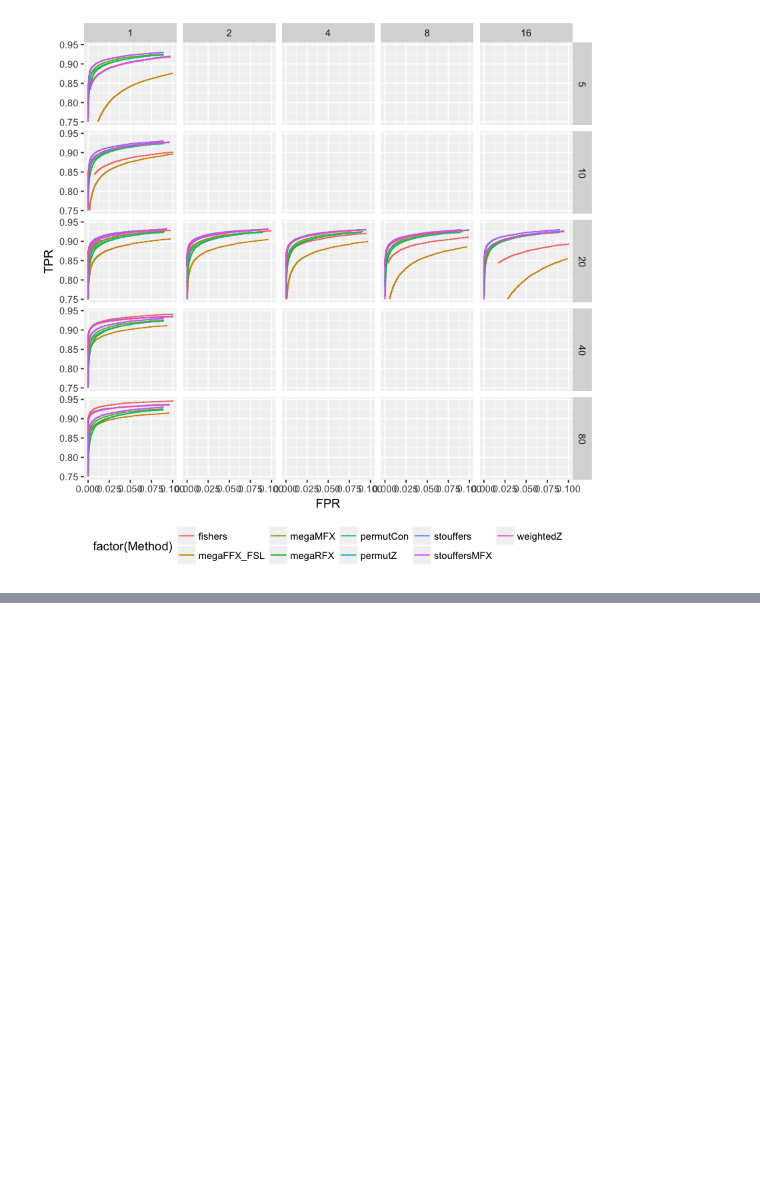
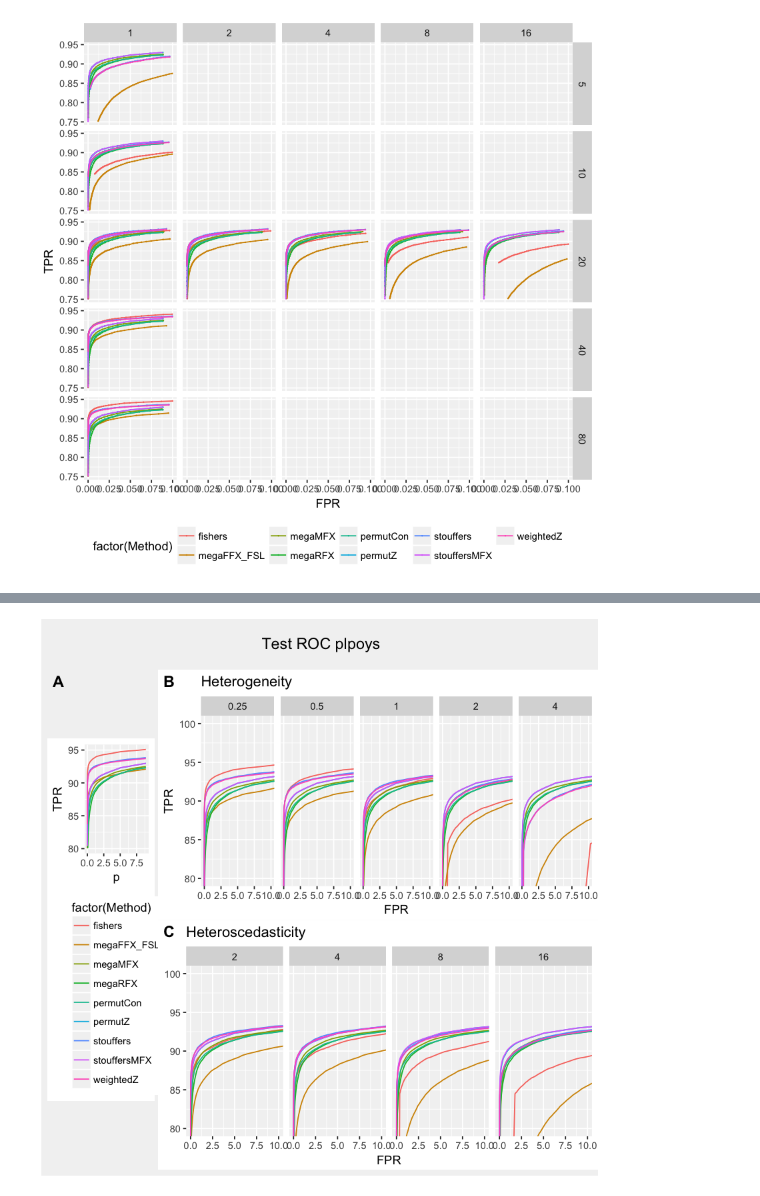
Before and after one commit to cmaumet/zmeta, a Jupyter notebook: real_data.ipynb, the cells around one changed output, grey strips where cells are left out. Cells and saved outputs as stored; diff of their text form; code cells hidden in the pictures; blank space fills up the shorter version.

Commit message:
ROC with theoretical p on the left

```diff
--- a/real_data.ipynb
+++ b/real_data.ipynb
@@ -207,15 +207,3 @@ p <- ggplot(data=subset(realdata_withsimuFPR, FPR<=0.10 & TPR>0.75),
 print(p)
 # %% [output]
 [figure]
-# %%
-# p <- ggplot(data=subset(realdata, p<=0.1 & TPR>0.75),aes(x=p, y=TPR, group=Method, colour=factor(Method))) +
-# geom_point(size=0.02) + geom_line()
-# print(p)
-
-p <- ggplot(data=subset(realdata, expectedP_out16<=0.1 & TPR>0.75),aes(x=expectedP_out16, y=TPR, group=Method, colour=factor(Method))) +
-geom_point(size=0.02) + geom_line()
-print(p)
-
-p <- ggplot(data=subset(realdata, expectedP_homo<=0.1 & TPR>0.75),aes(x=expectedP_homo, y=TPR, group=Method, colour=factor(Method))) +
-geom_point(size=0.02) + geom_line()
-print(p)
@@ -265,0 +210,65 @@ print(p)
+# %%
+realdata_withsimuFPR$heterogeneity <- realdata_withsimuFPR$Between/realdata_withsimuFPR$Within*20
+# %%
+roc_plot <- function(data, aes_line) {
+# print(names(data))
+# print(("p" %in% names(data)))
+    if ("p" %in% names(data)){
+        data$p <- data$p*100
+    }
+
+#     print("FPR" %in% names(data))
+
+    if ("FPR" %in% names(data)){
+        data$FPR <- data$FPR*100
+    }
+
+    data$TPR <- data$TPR*100
+
+    p <- ggplot(data=data,aes(group=Method, colour=factor(Method))) +
+    geom_line(aes_line) + coord_cartesian(xlim = c(0, 10), ylim = c(80, 100))
+    return(p)
+}
+
+
+roc_plots <- function(data){
+
+    # Panel A: Against theoretical FPR
+    p1 <- roc_plot(subset(realdata, p<0.1 & TPR>0.8), aes(x=p, y=TPR)) +
+            theme(legend.position="bottom", legend.direction='vertical') + coord_fixed(ratio = 1)
+
+    # Panel B: Against simulated FPR & under varying levels of heterogenerity
+    p2 <- roc_plot(subset(realdata_withsimuFPR, withinVariation==1), aes(x=FPR, y=TPR)) +
+            facet_grid(.~heterogeneity) + ggtitle('Heterogeneity') + theme(legend.position="none")
+#     p2 <- ggplot(data=subset(realdata_withsimuFPR, FPR<=0.10 & TPR>0.75 & withinVariation==1),
+#             aes(x=FPR, y=TPR, group=Method, colour=factor(Method))) + geom_point(size=0.02) + geom_line() +
+
+
+    # Panel C: Against simulated FPR & under heteroscedasticity
+    p3 <- roc_plot(subset(realdata_withsimuFPR, withinVariation>1), aes(x=FPR, y=TPR)) +
+                facet_grid(.~withinVariation) + ggtitle('Heteroscedasticity') + theme(legend.position="bottom") + theme(legend.position="none")  + theme(legend.position="none") + ylab(NULL)
+#     ggplot(data=subset(realdata_withsimuFPR, FPR<=0.10 & TPR>0.75 & withinVariation>1),
+#             aes(x=FPR, y=TPR, group=Method, colour=factor(Method))) +
+#     geom_point(size=0.02) + geom_line() +
+
+
+    # Organise the figure: title, panel A at the top, panel B and C in a second row
+    right_column <- plot_grid(p1, labels = 'A', ncol=1)
+
+
+    left_column <- plot_grid(p2, p3, labels = c('B', 'C'), ncol=1)
+
+    p <- plot_grid(right_column, left_column, labels = ' ', ncol=2, rel_widths=c(1, 4))
+    title <- ggdraw() + draw_label(
+        'Test ROC plpoys')
+    p <- plot_grid(title, p, ncol=1, rel_heights=c(0.1, 1)) +
+        theme(plot.title=element_text(size=12), text=element_text(size=10))
+
+    return(p)
+}
+
+p <- roc_plots(realdata)
+
+# print on screen
+print(p)
+# %% [output]
@@ -265,0 +278 @@ print(p)
+[figure, added]
```
Also changed, not shown: parts of 4 cells of this notebook.
